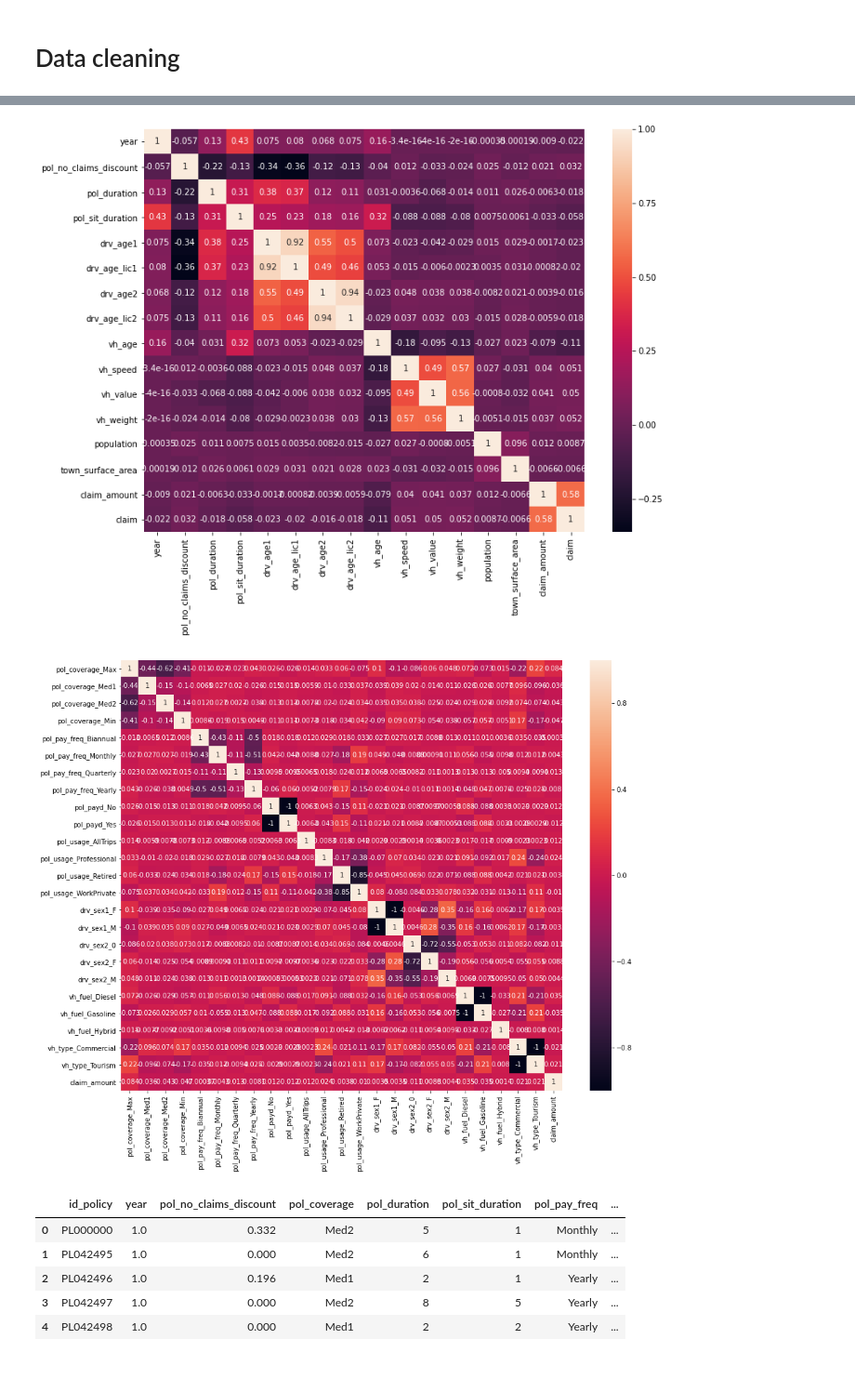
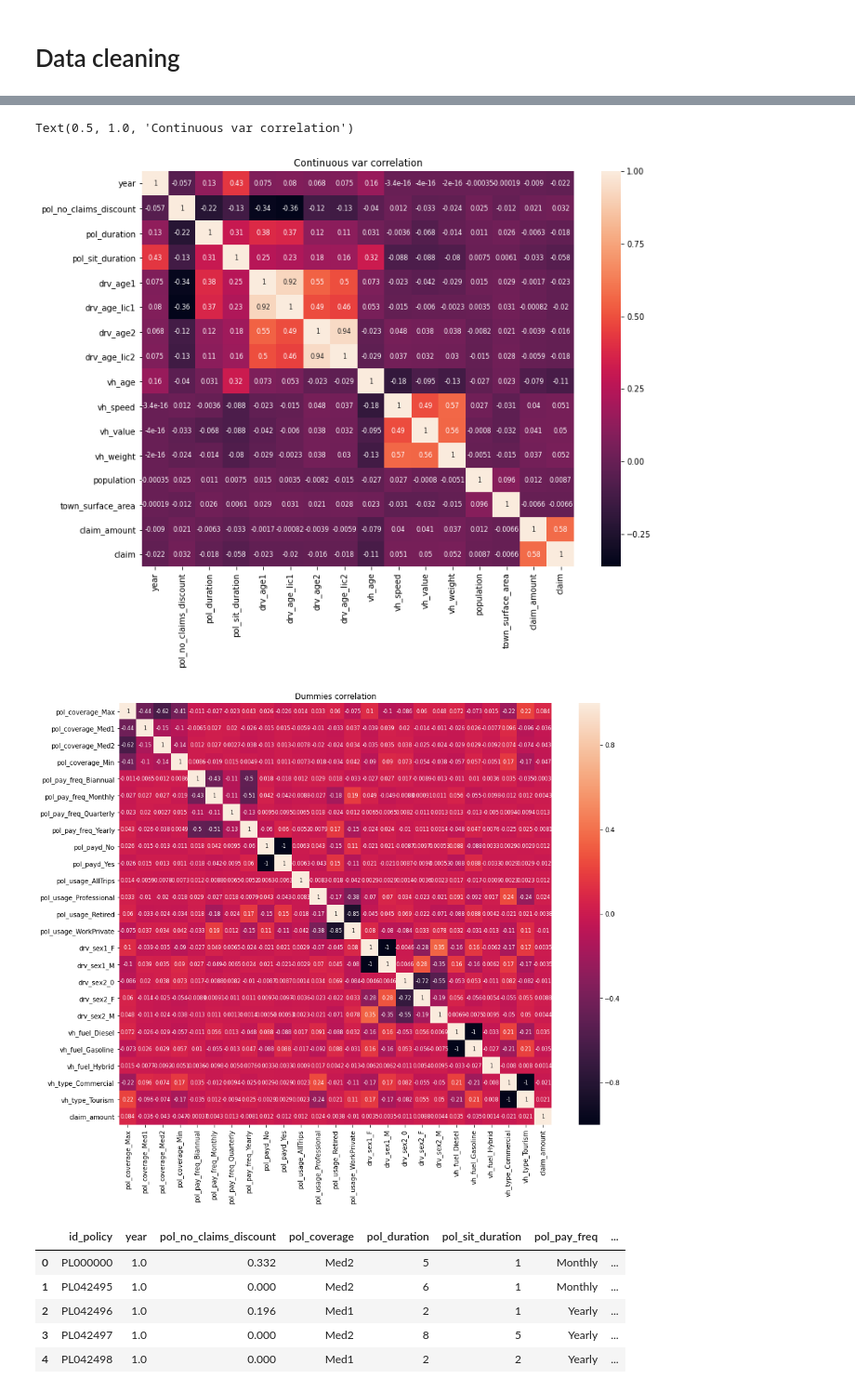
Before and after one commit to mariaferrol1988/experiments, a Jupyter notebook: projects/insurance/insurance.ipynb, the cells around one changed output, grey strips where cells are left out. Shown at 93% size. Cells and saved outputs as stored; diff of their text form; code cells hidden in the pictures.

```diff
--- a/projects/insurance/insurance.ipynb
+++ b/projects/insurance/insurance.ipynb
@@ -120,13 +121,19 @@ plt.show()
 # %%
+# Correlation with continuous variables is very low
 fig, ax = plt.subplots(figsize=(12,9))
-ax = sns.heatmap(df[float_list2].corr(), annot = True)
+ax = sns.heatmap(df[float_list2].corr(), annot = True,  annot_kws={"size":8})
+ax.set_title('Continuous var correlation')
 # %% [output]
+Text(0.5, 1.0, 'Continuous var correlation')
-[figure, old version]
+[figure, new version]
 # %%
+# As well as correlation with
 fig, ax = plt.subplots(figsize = (15,12))
-ax = sns.heatmap(df[corr_dummies].corr(), annot = True)
+ax = sns.heatmap(df[corr_dummies].corr(), annot = True,  annot_kws={"size":8})
+ax.set_title('Dummies correlation')
+plt.show()
 # %% [output]
-[figure, old version]
+[figure, new version]
 # %%
 # Transforming the dependent variable
 # Standarization - media 0 y desviación típica 1 preprocessing.StandardScaler().fit(X_train)
```
Also changed, not shown: parts of 17 cells of this notebook.
